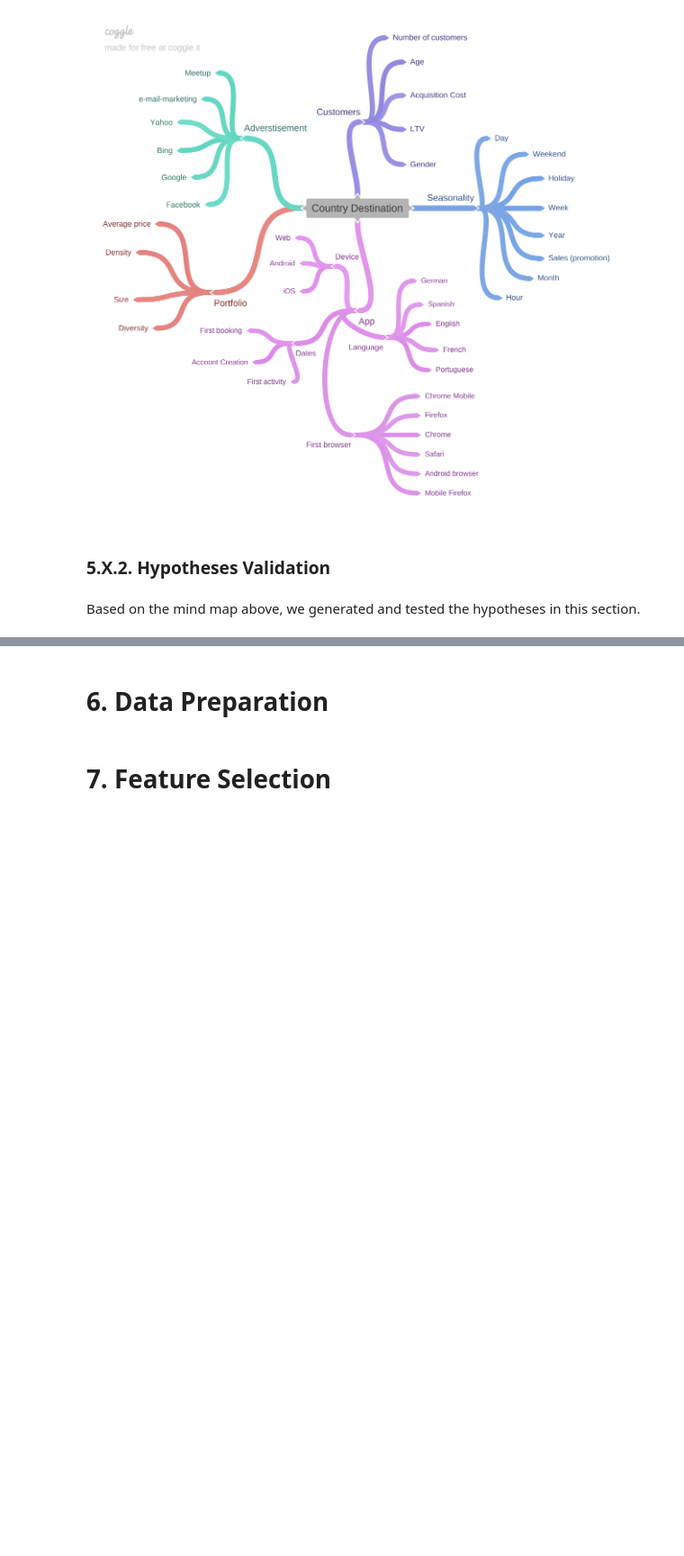
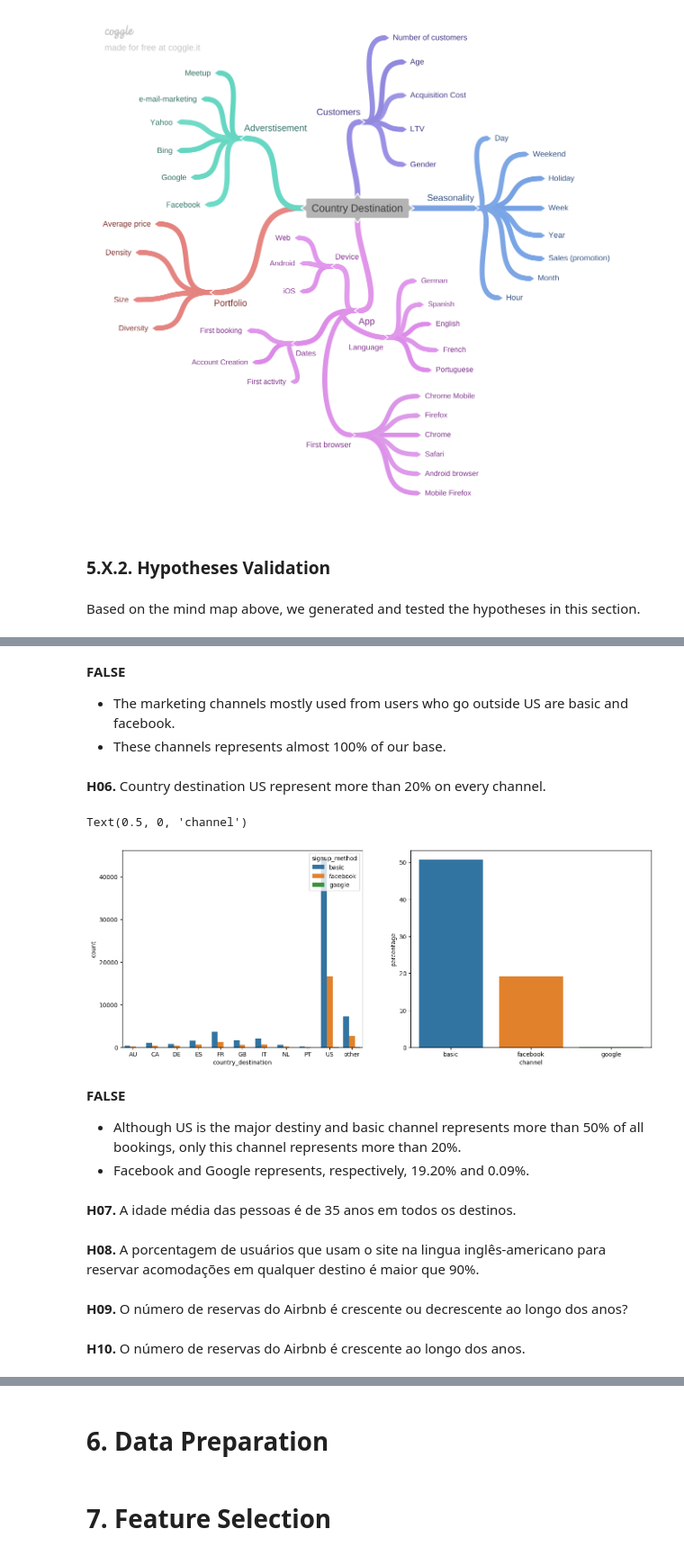
Before and after one commit to lucasquemelli/airbnb, a Jupyter notebook: airbnb.ipynb, the cells around one changed output, grey strips where cells are left out. Shown at 90% size. Cells and saved outputs as stored; diff of their text form; code cells hidden in the pictures; blank space fills up the shorter version.

```diff
--- a/airbnb.ipynb
+++ b/airbnb.ipynb
@@ -1384,0 +1366,38 @@ The main objective of this analysis is to evaluate the correlation between the v
+# %% [markdown]
+**FALSE**
+
+- The marketing channels mostly used from users who go outside US are basic and facebook.
+- These channels represents almost 100% of our base.
+# %% [markdown]
+**H06.** Country destination US represent more than 20% on every channel.
+# %%
+aux01 = df5[df5["country_destination"] != "NDF"][["country_destination", "signup_method"]].groupby(["country_destination", "signup_method"]).size().reset_index().rename(columns={0:'count'})
+
+aux01["total_count"] = aux01["count"].sum()
+aux01["percentage"] = aux01.apply(lambda x: 100*x["count"]/x["total_count"], axis=1)
+aux02 = aux01[aux01["country_destination"] == "US"]
+
+plt.figure(figsize=(16,6))
+
+plt.subplot(1,2,1)
+sns.barplot(x="country_destination", y="count", hue="signup_method", data=aux01)
+
+plt.subplot(1,2,2)
+sns.barplot(x="signup_method", y="percentage", data=aux02)
+plt.xlabel("channel")
+# %% [output]
+Text(0.5, 0, 'channel')
+[figure, added]
+# %% [markdown]
+**FALSE**
+
+- Although US is the major destiny and basic channel represents more than 50% of all bookings, only this channel represents more than 20%.
+- Facebook and Google represents, respectively, 19.20% and 0.09%.
+# %% [markdown]
+**H07.** A idade média das pessoas é de 35 anos em todos os destinos.
+# %% [markdown]
+**H08.** A porcentagem de usuários que usam o site na lingua inglês-americano para reservar acomodações em qualquer destino é maior que 90%.
+# %% [markdown]
+**H09.** O número de reservas do Airbnb é crescente ou decrescente ao longo dos anos?
+# %% [markdown]
+**H10.** O número de reservas do Airbnb é crescente ao longo dos anos.
```
Also changed, not shown: parts of 64 cells of this notebook.
